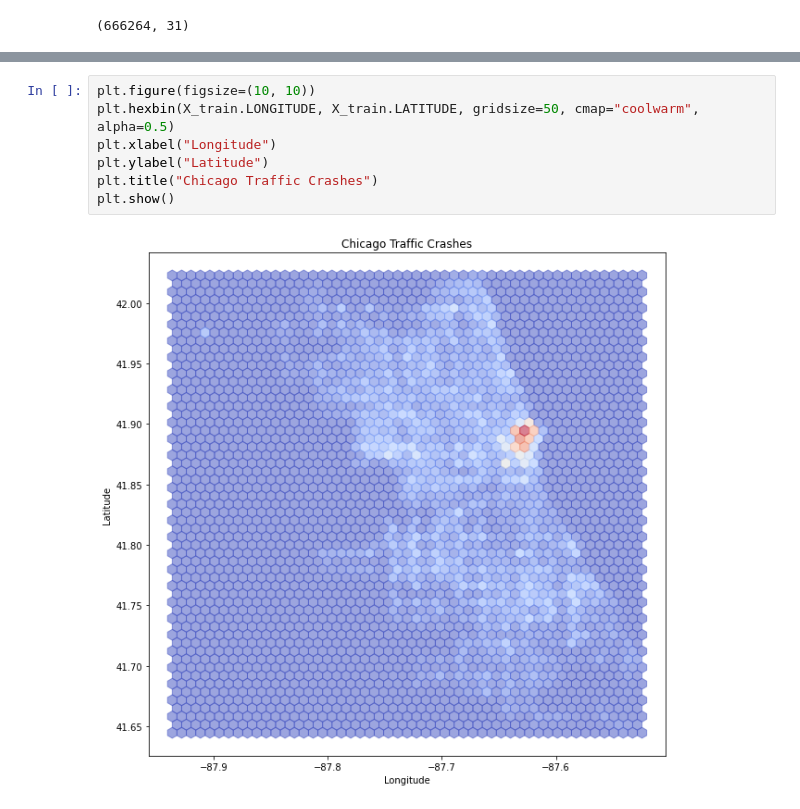
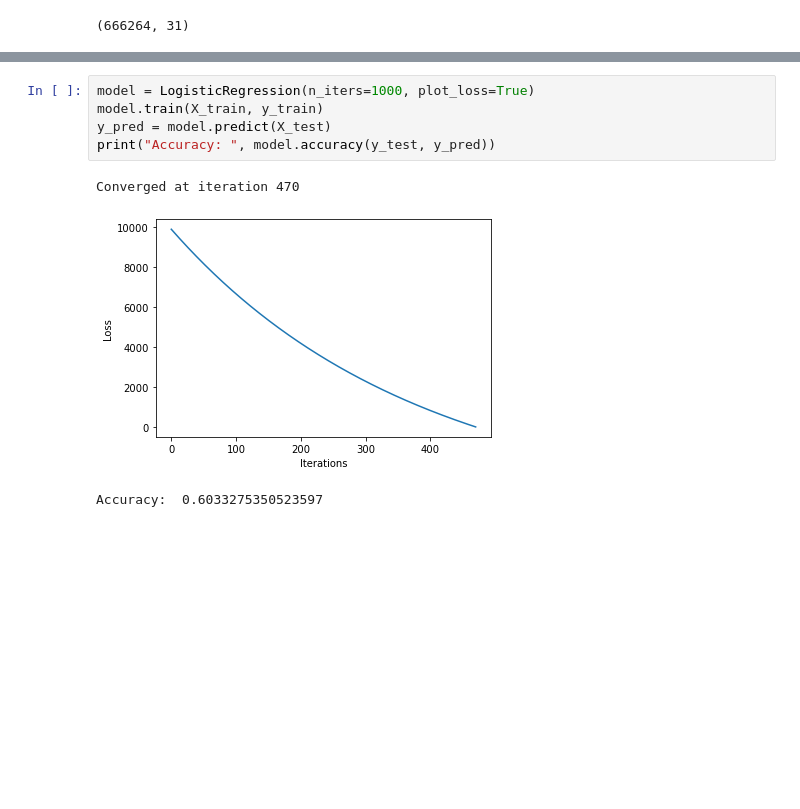
Before and after one commit to JoeHelbing/math_fund_for_ml, a Jupyter notebook: math_for_ml_project.ipynb, the cells around one changed output, grey strips where cells are left out. Cells and saved outputs as stored; diff of their text form; blank space fills up the shorter version.

Commit message:
Finished Logistic Regression class and add to note

```diff
--- a/math_for_ml_project.ipynb
+++ b/math_for_ml_project.ipynb
@@ -109,9 +128,9 @@ plt.show()
-# %%
-plt.figure(figsize=(10, 10))
-plt.hexbin(X_train.LONGITUDE, X_train.LATITUDE, gridsize=50, cmap="coolwarm", alpha=0.5)
-plt.xlabel("Longitude")
-plt.ylabel("Latitude")
-plt.title("Chicago Traffic Crashes")
-plt.show()
-# %% [output]
-[figure, removed]
+# %%
+model = LogisticRegression(n_iters=1000, plot_loss=True)
+model.train(X_train, y_train)
+y_pred = model.predict(X_test)
+print("Accuracy: ", model.accuracy(y_test, y_pred))
+# %% [output]
+Converged at iteration 470
+[figure, added]
+Accuracy:  0.6033275350523597
```
Also changed, not shown: parts of 8 cells of this notebook, 2 other files.
